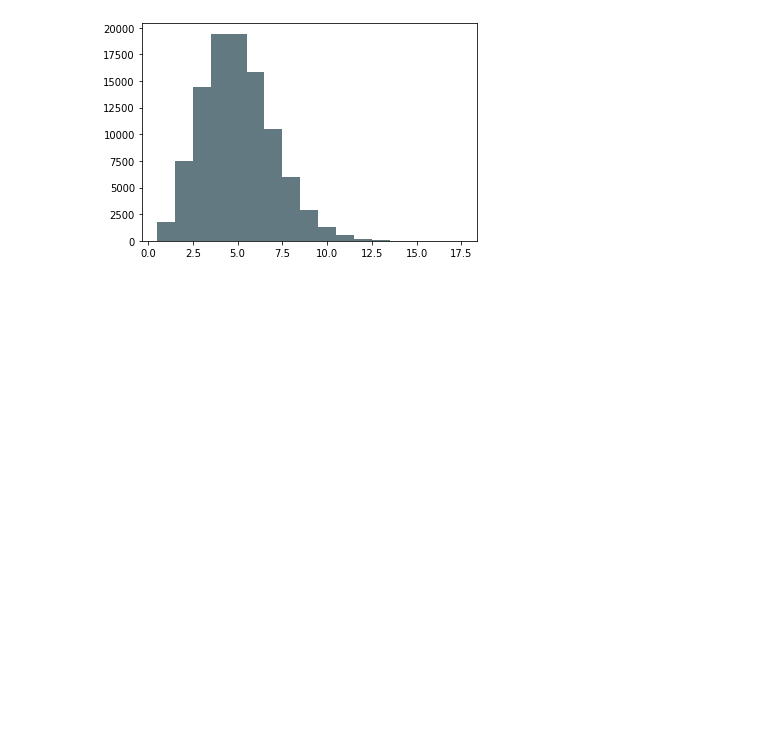
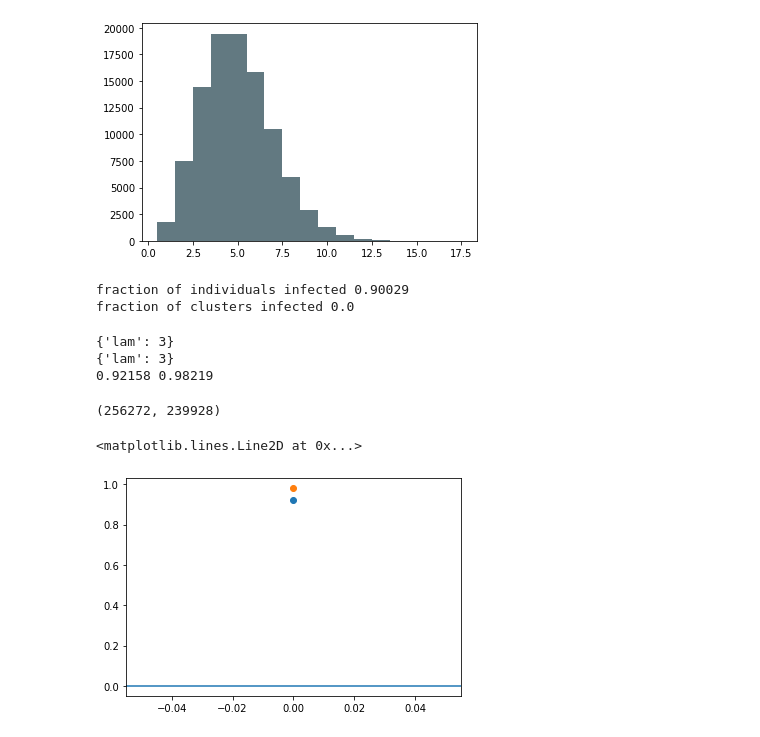
Before and after one commit to g-torr/percolation-clusters, a Jupyter notebook: macroscopic_percolation.ipynb, the cells around one changed output. Saved outputs shown, nothing was run; the diff lists cells and outputs as text; code cells hidden in the pictures; blank space fills up the shorter version.

```diff
--- a/macroscopic_percolation.ipynb
+++ b/macroscopic_percolation.ipynb
@@ -179,0 +215,20 @@ BG.degree?
+# %%
+edgs_list = list(G.edges())
+edgs_to_rm = random.sample(edgs_list,k = int(len(edgs_list)*p))
+G.remove_edges_from(edgs_to_rm)
+CC= max(nx.algorithms.connected_components(G),key = len)
+CC = np.array(list(CC))
+print('fraction of individuals infected',np.count_nonzero(CC<N_a)/N_a,'\nfraction of clusters infected',np.count_nonzero(CC>=N_a)/N_b)
+# %% [output]
+fraction of individuals infected 0.90029
+fraction of clusters infected 0.0
+# %%
+print(simulate_percolation(N_a,N_b,a_mean,p),simulate_percolation_projected(N_a,N_b,a_mean,p))
+# %% [output]
+{'lam': 3}
+{'lam': 3}
+0.92158 0.98219
+# %%
+len(G.edges()) ,len(BG_1.edges())
+# %% [output]
+(256272, 239928)
@@ -179,0 +237,7 @@ BG.degree?
+# %%
+plt.plot(0.92,'o')
+plt.plot(0.98,'o')
+plt.axhline(0)
+# %% [output]
+<matplotlib.lines.Line2D at 0x...>
+[figure, added]
```
Also changed, not shown: parts of 18 cells of this notebook, 8 other files.
